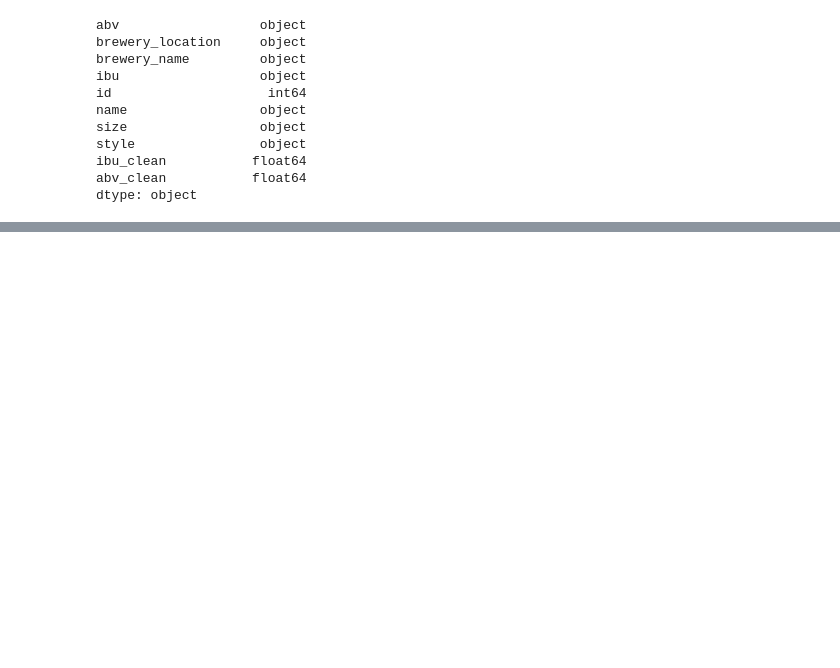
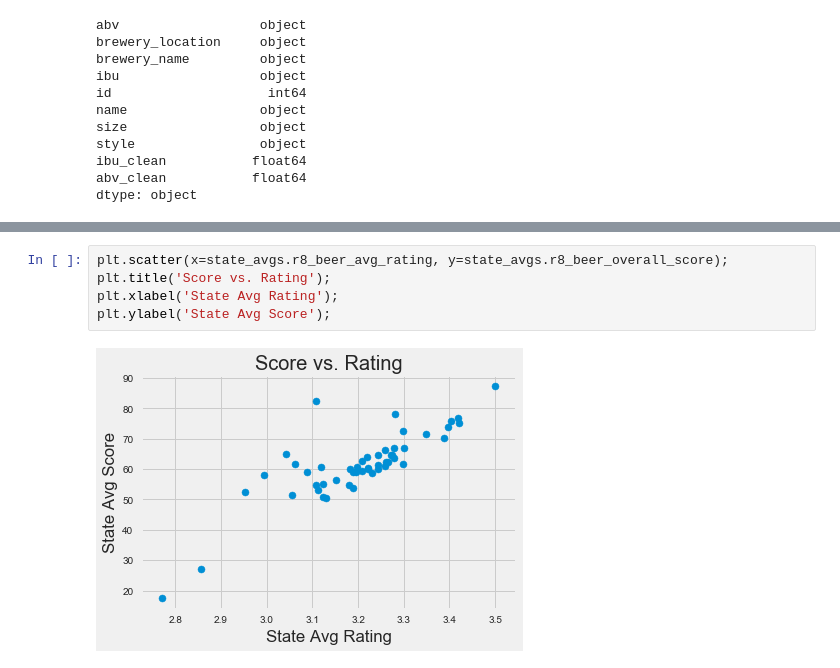
Before and after one commit to clbaechtold/ds5k_homework, a Jupyter notebook: final_project/eda.ipynb, the cells around one changed output, grey strips where cells are left out. Saved outputs shown, nothing was run; the diff lists cells and outputs as text; blank space fills up the shorter version.

```diff
--- a/final_project/eda.ipynb
+++ b/final_project/eda.ipynb
@@ -184,0 +252,7 @@ Name:  Dutch Club Dark  | Style:  Amber Lager/Vienna
+# %%
+plt.scatter(x=state_avgs.r8_beer_avg_rating, y=state_avgs.r8_beer_overall_score);
+plt.title('Score vs. Rating');
+plt.xlabel('State Avg Rating');
+plt.ylabel('State Avg Score');
+# %% [output]
+[figure, added]
```
Also changed, not shown: parts of 16 cells of this notebook.
